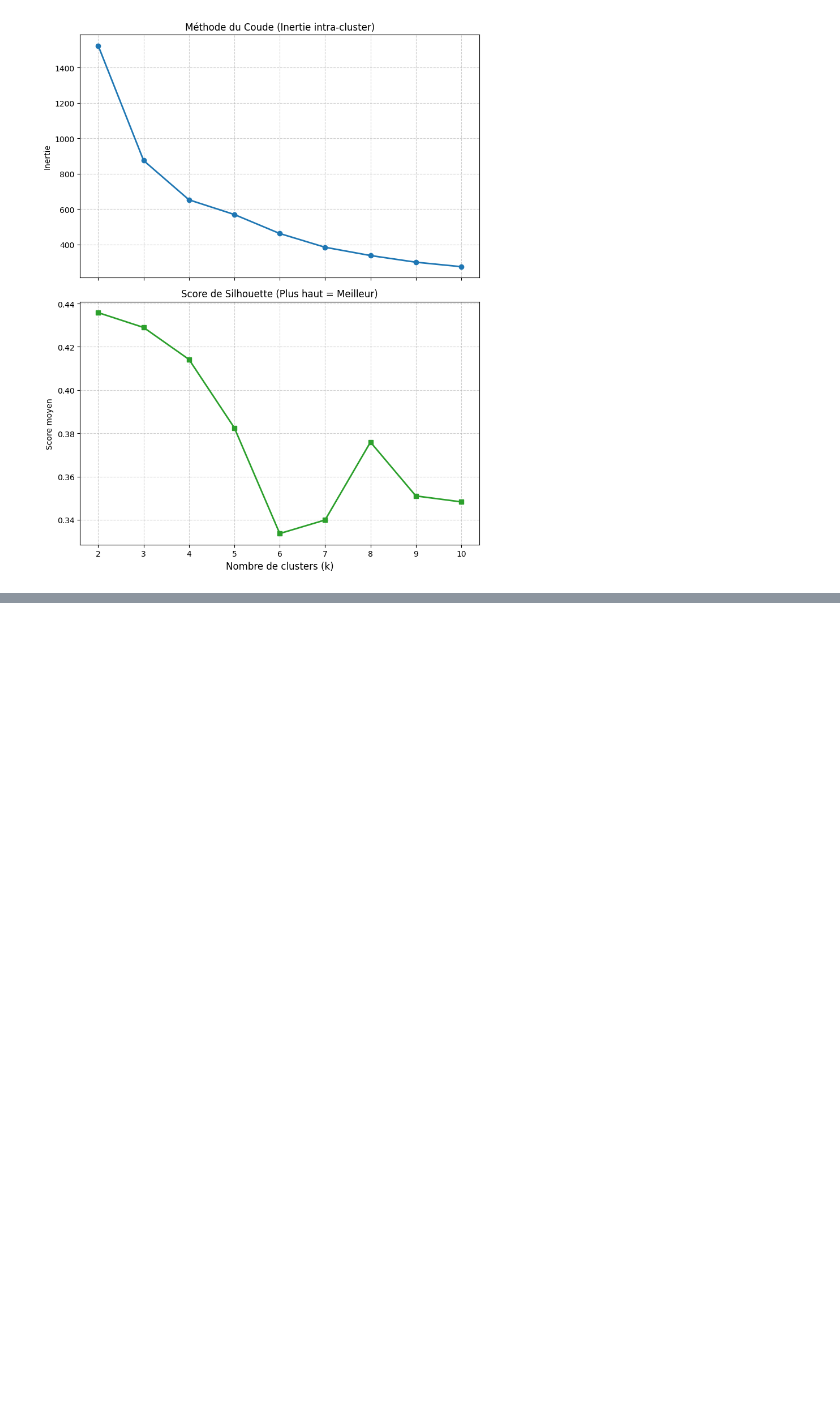
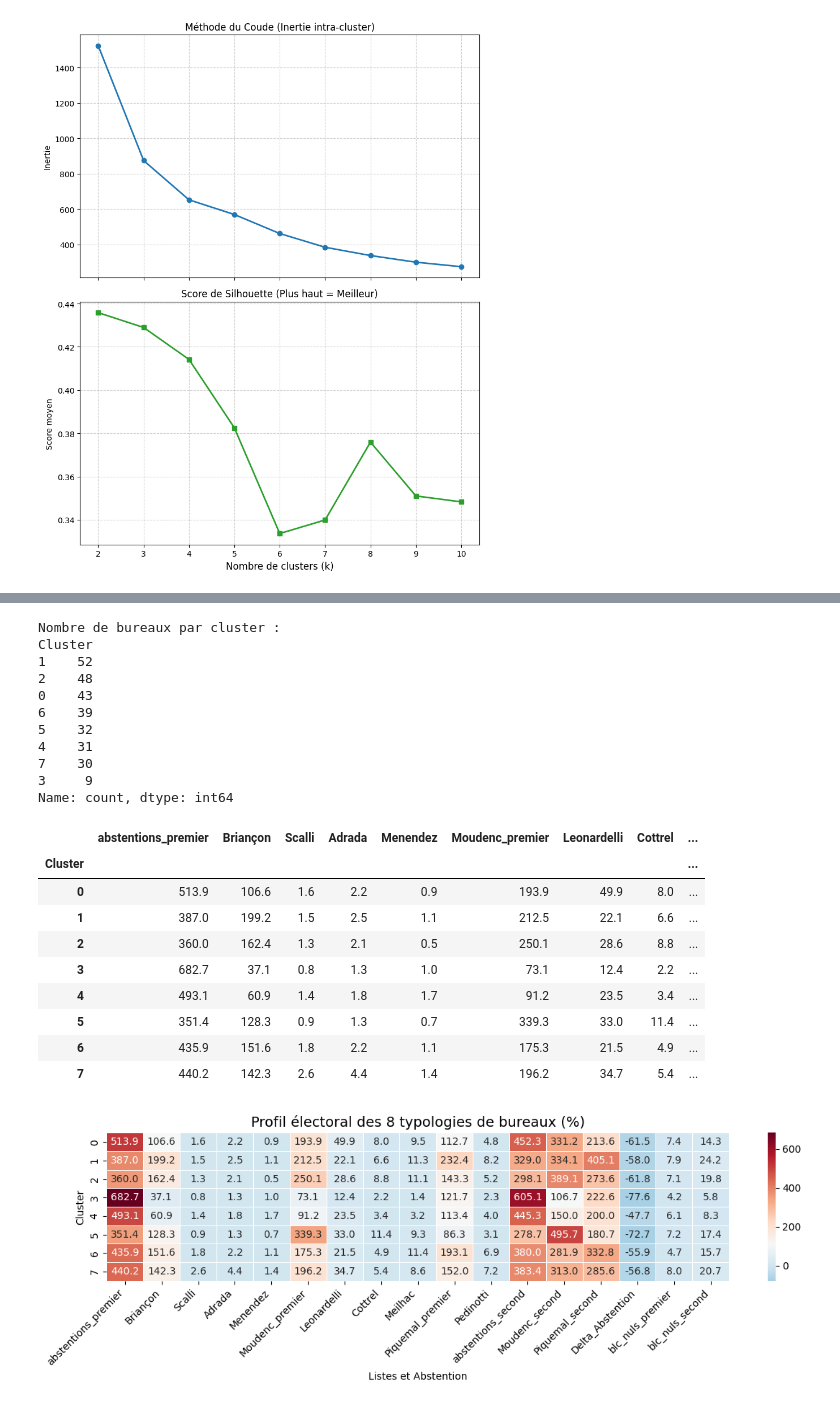
Before and after one commit to AlexisHct/Analyses_elections_municipales_2026, a Jupyter notebook: notebooks/01_EDA.ipynb, the cells around one changed output, grey strips where cells are left out. Saved outputs shown, nothing was run; the diff lists cells and outputs as text; code cells hidden in the pictures; blank space fills up the shorter version.

Commit message:
Analyse sans geographie

```diff
--- a/notebooks/01_EDA.ipynb
+++ b/notebooks/01_EDA.ipynb
@@ -618,8 +624,4 @@ Index(['inscrits_premier', 'abstentions_premier', 'blancs_premier',
       dtype='str')
-# %%
-df_fusion_cleaned['Delta_Abstention'] = df_fusion_cleaned['abstentions_second'] - df_fusion_cleaned['abstentions_premier']
-
-df_fusion_cleaned['Delta_Gauche'] = df_fusion_cleaned['Piquemal_second'] - (df_fusion_cleaned['Briançon'] + df_fusion_cleaned['Piquemal_premier'])
 # %%
 display(df_fusion_cleaned.head())
 # %% [output]
@@ -630,11 +632,6 @@ display(df_fusion_cleaned.head())
 | 3 | 1131 | 362 | 3 | 1 | 223 | 0 | 2 | ... |
 | 4 | 781 | 328 | 4 | 2 | 126 | 0 | 2 | ... |
 5 rows × 25 columns
-# %%
-df_fusion_cleaned['blc_nuls_premier'] = df_fusion_cleaned['blancs_premier'] + df_fusion_cleaned['nuls_premier']
-df_fusion_cleaned['blc_nuls_second'] = df_fusion_cleaned['blancs_second'] + df_fusion_cleaned['nuls_second']
-
-df_fusion_cleaned = df_fusion_cleaned.drop(columns=['blancs_premier', 'nuls_premier', 'blancs_second', 'nuls_second'])
 # %%
 listes_candidates_premier = df_fusion_cleaned.columns[1:11]
 listes_candidates_second = df_fusion_cleaned.columns[16:19]
@@ -795,3 +792,15 @@ plt.tight_layout()
 plt.show()
 # %% [output]
 [figure]
+# %%
+df_fusion['PC1'] = X_pca[:, 0]
+df_fusion['PC2'] = X_pca[:, 1]
+
+bureaux_extreme_droite_pc1 = df_fusion.nlargest(5, 'PC1')
+
+bureaux_extreme_bas_pc2 = df_fusion.nsmallest(5, 'PC2')
+
+colonnes_totales_analyse = colonnes_totales[:-1]
+
+display(bureaux_extreme_droite_pc1[['bureau', 'PC1']])
+display(bureaux_extreme_bas_pc2[['bureau', 'PC2']])
@@ -797,0 +851,47 @@ plt.show()
+# %%
+kmeans_final = KMeans(n_clusters=8, random_state=42, n_init='auto')
+
+labels_clusters = kmeans_final.fit_predict(X_scaled)
+
+df_fusion['Cluster'] = labels_clusters
+
+print("Nombre de bureaux par cluster :")
+print(df_fusion['Cluster'].value_counts())
+
+profils_clusters = df_fusion.groupby('Cluster')[colonnes_totales_analyse].mean()
+display(profils_clusters.round(1))
+
+plt.figure(figsize=(12, 4))
+
+sns.heatmap(profils_clusters, annot=True, cmap='RdBu_r', center=profils_clusters.mean().mean(), fmt=".1f", linewidths=.5)
+
+plt.title('Profil électoral des 8 typologies de bureaux (%)', fontsize=14)
+plt.ylabel('Cluster')
+plt.xlabel('Listes et Abstention')
+plt.xticks(rotation=45, ha='right')
+
+plt.tight_layout()
+plt.show()
+# %% [output]
+Nombre de bureaux par cluster :
+Cluster
+1    52
+2    48
+0    43
+6    39
+5    32
+4    31
+7    30
+3     9
+Name: count, dtype: int64
+|  | abstentions_premier | Briançon | Scalli | Adrada | Menendez | Moudenc_premier | Leonardelli | Cottrel | ... |
+| Cluster |  |  |  |  |  |  |  |  | ... |
+| 0 | 513.9 | 106.6 | 1.6 | 2.2 | 0.9 | 193.9 | 49.9 | 8.0 | ... |
+| 1 | 387.0 | 199.2 | 1.5 | 2.5 | 1.1 | 212.5 | 22.1 | 6.6 | ... |
+| 2 | 360.0 | 162.4 | 1.3 | 2.1 | 0.5 | 250.1 | 28.6 | 8.8 | ... |
+| 3 | 682.7 | 37.1 | 0.8 | 1.3 | 1.0 | 73.1 | 12.4 | 2.2 | ... |
+| 4 | 493.1 | 60.9 | 1.4 | 1.8 | 1.7 | 91.2 | 23.5 | 3.4 | ... |
+| 5 | 351.4 | 128.3 | 0.9 | 1.3 | 0.7 | 339.3 | 33.0 | 11.4 | ... |
+| 6 | 435.9 | 151.6 | 1.8 | 2.2 | 1.1 | 175.3 | 21.5 | 4.9 | ... |
+| 7 | 440.2 | 142.3 | 2.6 | 4.4 | 1.4 | 196.2 | 34.7 | 5.4 | ... |
+[figure, added]
```
Also changed, not shown: parts of 3 cells of this notebook.
